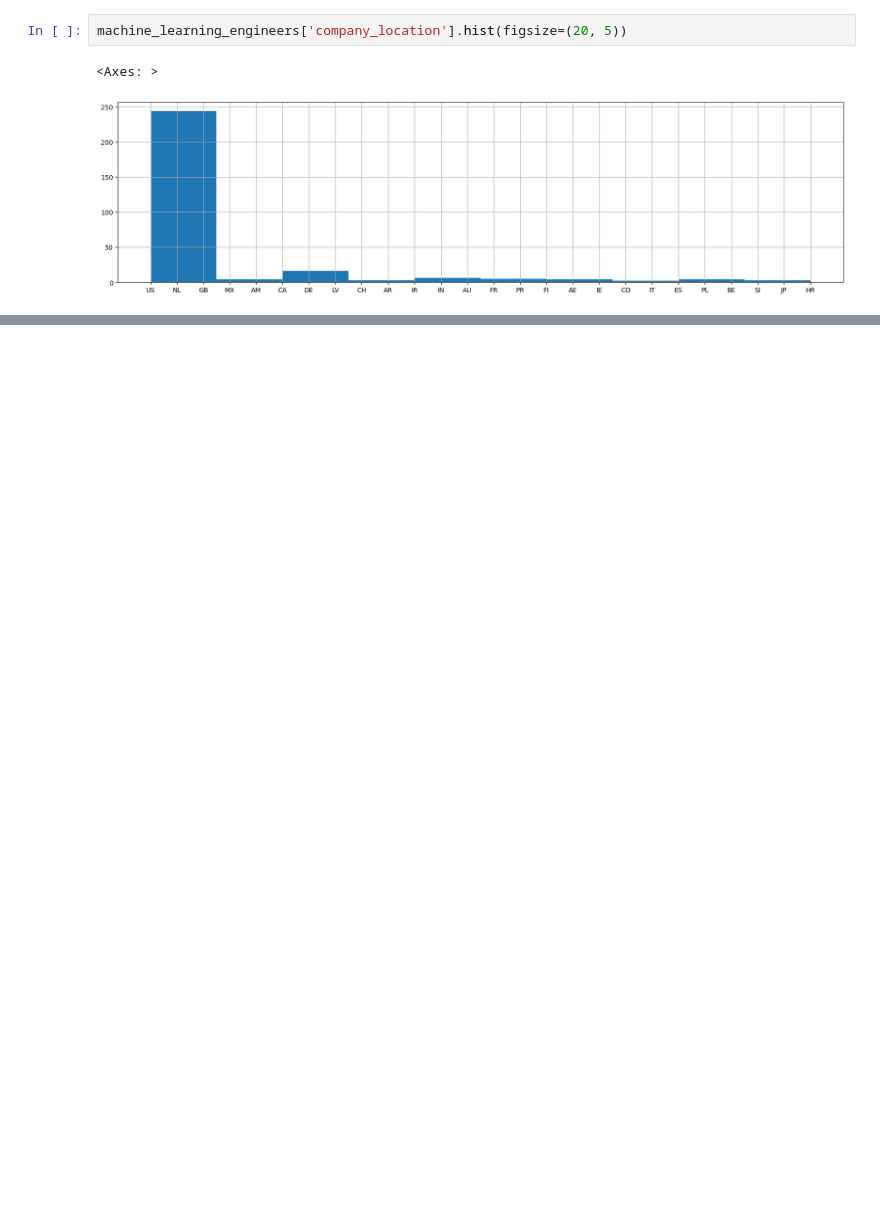
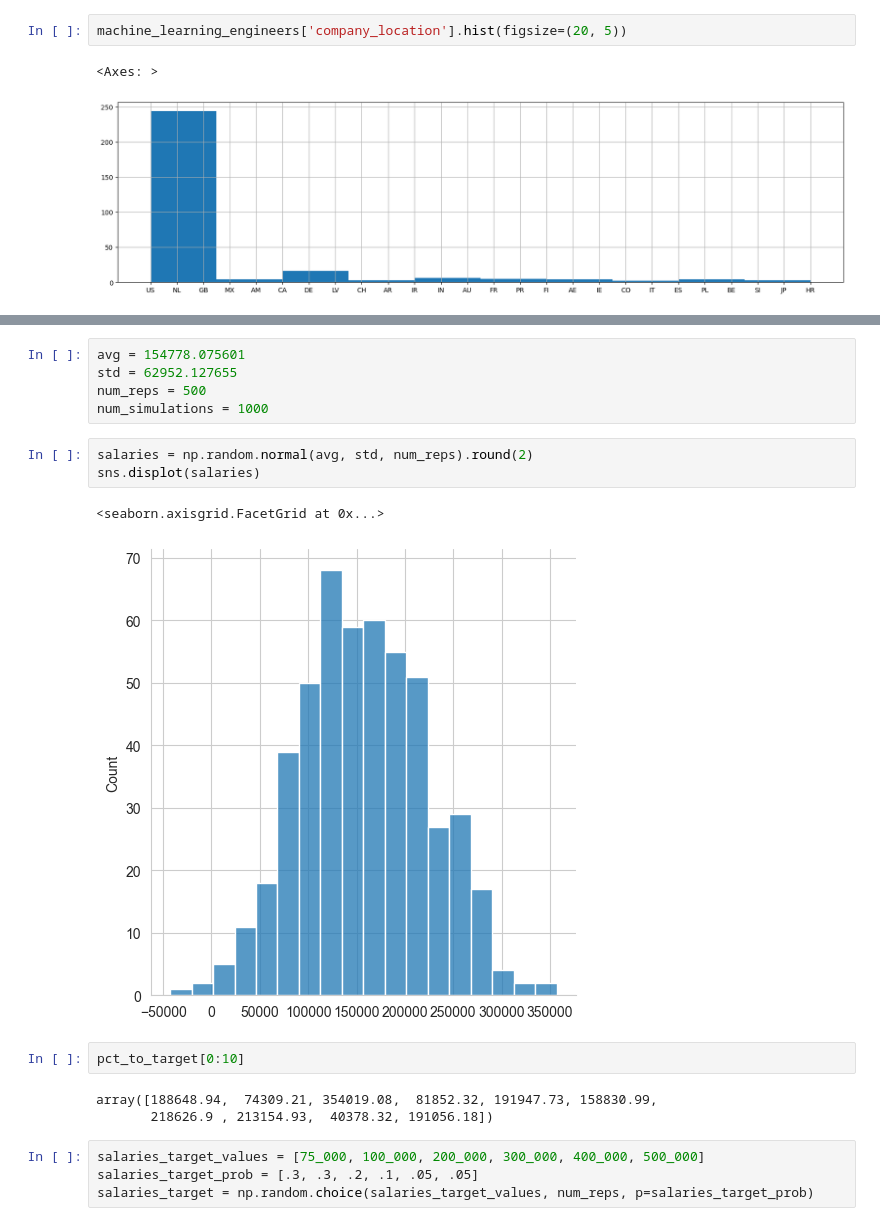
Before and after one commit to yvoievid/intro-to-data-science, a Jupyter notebook: Monte_Carlo_Simulation.ipynb, the cells around one changed output, grey strips where cells are left out. Saved outputs shown, nothing was run; the diff lists cells and outputs as text; blank space fills up the shorter version.

Commit message:
simple monte carlo simulation

```diff
--- a/Monte_Carlo_Simulation.ipynb
+++ b/Monte_Carlo_Simulation.ipynb
@@ -109,0 +124,20 @@ machine_learning_engineers['company_location'].hist(figsize=(20, 5))
+# %%
+avg = 154778.075601
+std = 62952.127655
+num_reps = 500
+num_simulations = 1000
+# %%
+salaries = np.random.normal(avg, std, num_reps).round(2)
+sns.displot(salaries)
+# %% [output]
+<seaborn.axisgrid.FacetGrid at 0x...>
+[figure, added]
+# %%
+pct_to_target[0:10]
+# %% [output]
+array([188648.94,  74309.21, 354019.08,  81852.32, 191947.73, 158830.99,
+       218626.9 , 213154.93,  40378.32, 191056.18])
+# %%
+salaries_target_values = [75_000, 100_000, 200_000, 300_000, 400_000, 500_000]
+salaries_target_prob = [.3, .3, .2, .1, .05, .05]
+salaries_target = np.random.choice(salaries_target_values, num_reps, p=salaries_target_prob)
```
Also changed, not shown: parts of 6 cells of this notebook, 1 other file.
